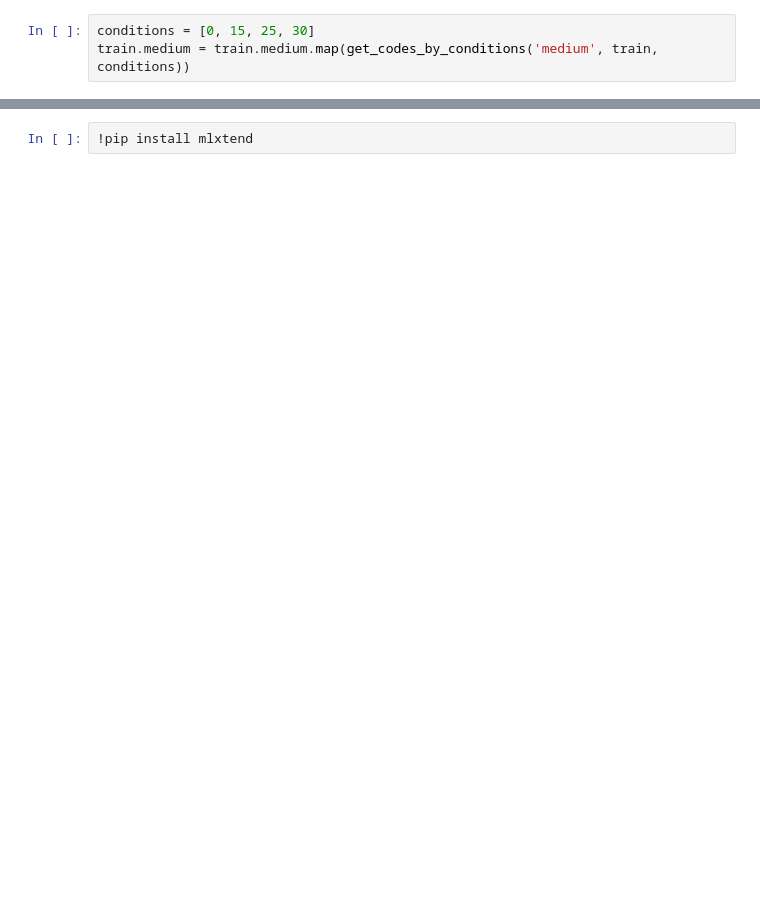
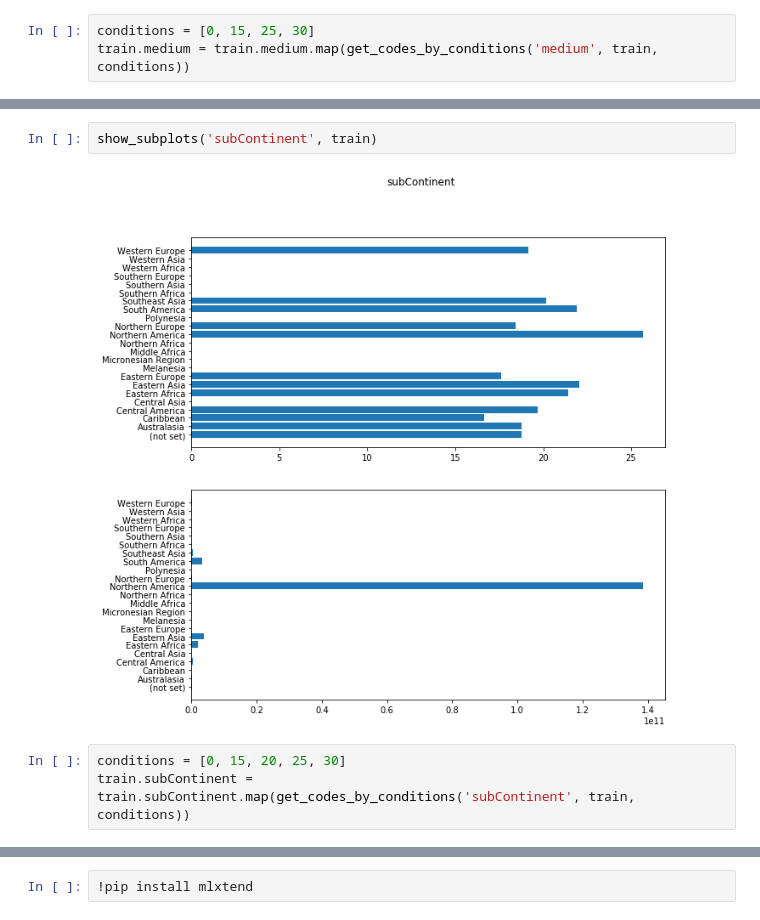
Before and after one commit to Knzaytsev/IntroductionToML, a Jupyter notebook: 3 lab/3 lab.ipynb, the cells around one changed output, grey strips where cells are left out. Saved outputs shown, nothing was run; the diff lists cells and outputs as text; blank space fills up the shorter version.

```diff
--- a/3 lab/3 lab.ipynb
+++ b/3 lab/3 lab.ipynb
@@ -160,0 +161,7 @@ train.medium = train.medium.map(get_codes_by_conditions('medium', train, conditi
+# %%
+show_subplots('subContinent', train)
+# %% [output]
+[figure, added]
+# %%
+conditions = [0, 15, 20, 25, 30]
+train.subContinent = train.subContinent.map(get_codes_by_conditions('subContinent', train, conditions))
```
Also changed, not shown: parts of 29 cells of this notebook.
